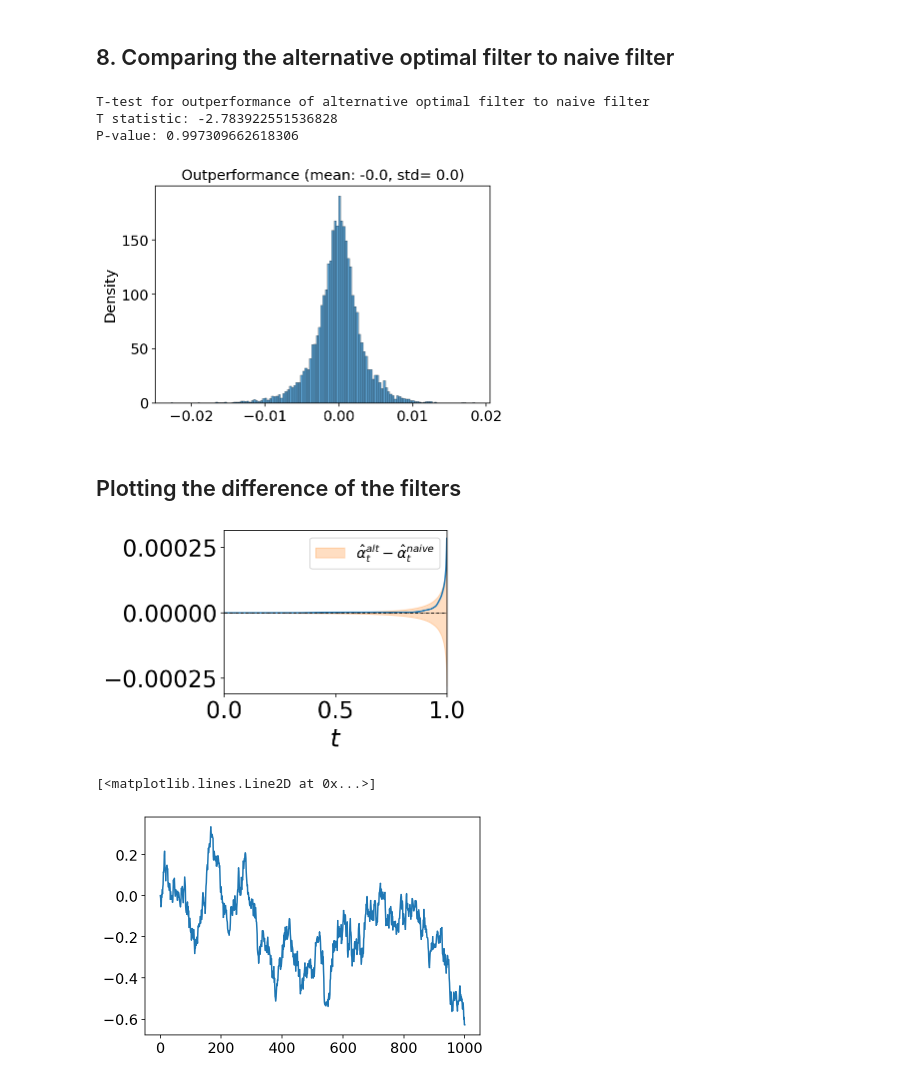
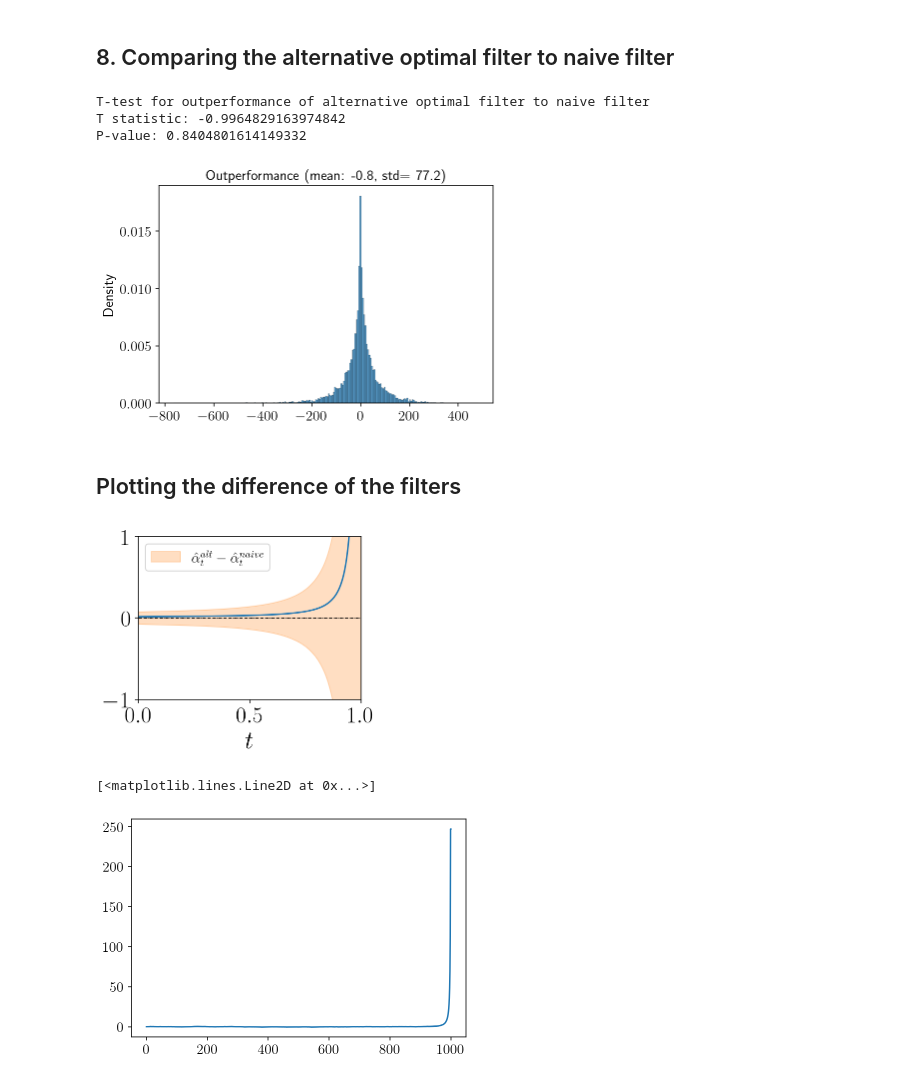
Before and after one commit to muhammadalifaqsha/broker_informed_noise_filtering_game, a Jupyter notebook: Notebook.ipynb, the cells around one changed output. Saved outputs shown, nothing was run; the diff lists cells and outputs as text; code cells hidden in the pictures.

```diff
--- a/Notebook.ipynb
+++ b/Notebook.ipynb
@@ -25,6 +25,10 @@ params = {'legend.fontsize': 'x-large',
          'ytick.labelsize':'x-large'}
 pylab.rcParams.update(params)
 %config InlineBackend.figure_format = "retina"
+
+import matplotlib
+plt.rc('text', usetex=True)
+plt.rc('text.latex', preamble=r'\usepackage{amsmath,amsfonts}')
 # %% [markdown]
 ## 1. Choose the signal filtering strategy & benchmark
 # %%
@@ -466,7 +470,7 @@ plt.show()
 # %% [markdown]
 ## 8. Comparing the alternative optimal filter to naive filter
 # %%
-mispecify_1 = False
+mispecify_1 = True
 
 alt_filter = simulations.simulation(env, inf_trader, uninf_trader, broker,
                                W, alpha, nu_U,
@@ -486,9 +490,9 @@ print("T statistic:", t_stat)
 print("P-value:", p_value, "\n")
 # %% [output]
 T-test for outperformance of alternative optimal filter to naive filter
-T statistic: -2.783922551536828
-P-value: 0.997309662618306
+T statistic: -0.9964829163974842
+P-value: 0.8404801614149332
-[figure, old version]
+[figure, new version]
 # %% [markdown]
 ## Plotting the difference of the filters
 # %%
@@ -496,27 +500,27 @@ alpha_diff = alt_filter.alpha_hat - naive_filter.alpha_hat
 # %%
 sim_num = 1
 
 qtl_alpha_diff = np.quantile(alpha_diff,[0.05,0.5,0.95], axis=1)
 
 plt.figure(figsize=(4,3))
 plt.plot(env.timesteps[:], alpha_diff[:, sim_num])
 plt.fill_between(env.timesteps[:], qtl_alpha_diff[0],qtl_alpha_diff[-1],alpha=0.25, label=r'$\hat{\alpha}^{alt}_t - \hat{\alpha}^{naive}_t$', color='tab:orange')
 plt.axhline(0, linestyle='-.', color = 'black', linewidth=0.5)
 plt.xlim(0,1)
 
-#plt.ylim(-1e-5,1e-5)
+plt.ylim(-1,1)
 plt.xlabel(r'$t$', fontsize = font1)
 plt.tick_params(axis='both', which='major', labelsize=font2)
 plt.legend()
 plt.savefig(f'figures/alpha diff {file_name}.pdf',format='pdf',bbox_inches='tight')
 plt.show()
 # %% [output]
-[figure, old version]
+[figure, new version]
 # %%
 plt.plot(naive_filter.alpha_hat[:,1])
 # %% [output]
 [<matplotlib.lines.Line2D at 0x...>]
-[figure, old version]
+[figure, new version]
 # %%
 plt.plot(alpha_diff[:,3])
 # %% [output]
```
Also changed, not shown: parts of 12 cells of this notebook, 30 other files.
